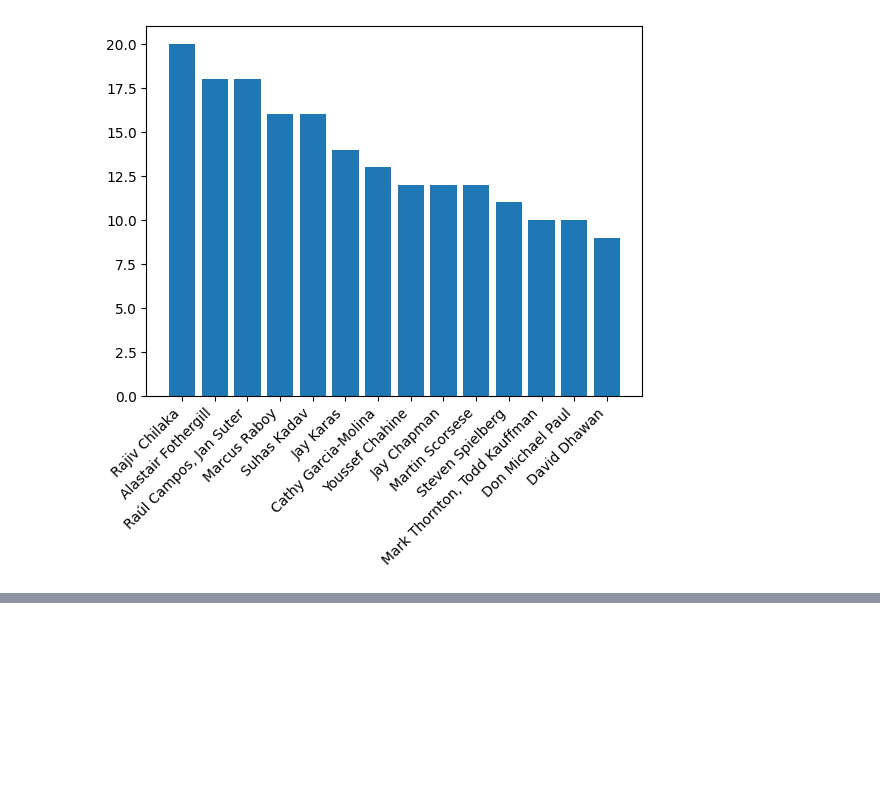
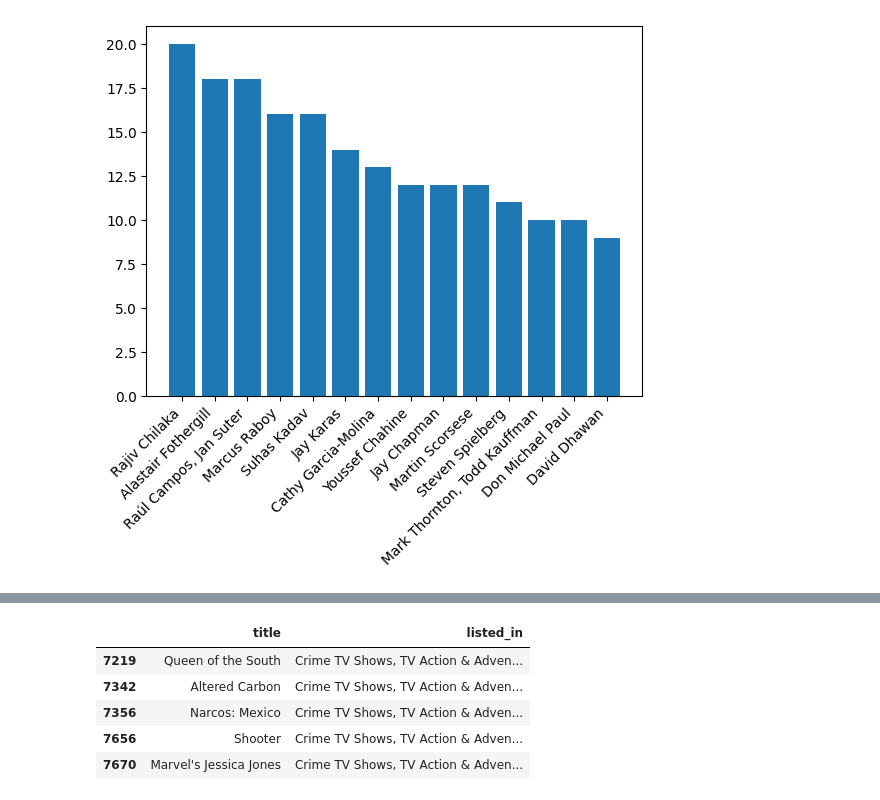
Before and after one commit to test-tlib/UMAM-DS-INTERN-PROJECTS, a Jupyter notebook: unm_Netflix_Data_(project_1)_.ipynb, the cells around one changed output, grey strips where cells are left out. Saved outputs shown, nothing was run; the diff lists cells and outputs as text; code cells hidden in the pictures; blank space fills up the shorter version.

```diff
--- a/unm_Netflix_Data_(project_1)_.ipynb
+++ b/unm_Netflix_Data_(project_1)_.ipynb
@@ -295,0 +342,33 @@ plt.xticks(rotation=45, ha='right')
+# %%
+import plotly.express as px
+from sklearn.feature_extraction.text import TfidfVectorizer
+from sklearn.metrics.pairwise import linear_kernel
+
+
+tfidf = TfidfVectorizer(stop_words='english')
+tfidf_matrix = tfidf.fit_transform(data['listed_in'])
+
+
+cosine_sim = linear_kernel(tfidf_matrix, tfidf_matrix)
+
+
+def get_recommendations(title, cosine_sim=cosine_sim):
+    try:
+        idx = data[data['title'].str.lower() == title.lower()].index[0]
+        sim_scores = list(enumerate(cosine_sim[idx]))
+        sim_scores = sorted(sim_scores, key=lambda x: x[1], reverse=True)
+        sim_scores = sim_scores[1:6]
+        movie_indices = [i[0] for i in sim_scores]
+        return data[['title', 'listed_in']].iloc[movie_indices]
+    except IndexError:
+        return f"'{title}' not found in the dataset."
+
+
+get_recommendations("Narcos")
+# %% [output]
+|  | title | listed_in |
+| 7219 | Queen of the South | Crime TV Shows, TV Action & Adven... |
+| 7342 | Altered Carbon | Crime TV Shows, TV Action & Adven... |
+| 7356 | Narcos: Mexico | Crime TV Shows, TV Action & Adven... |
+| 7656 | Shooter | Crime TV Shows, TV Action & Adven... |
+| 7670 | Marvel's Jessica Jones | Crime TV Shows, TV Action & Adven... |
```
Also changed, not shown: parts of 4 cells of this notebook.
